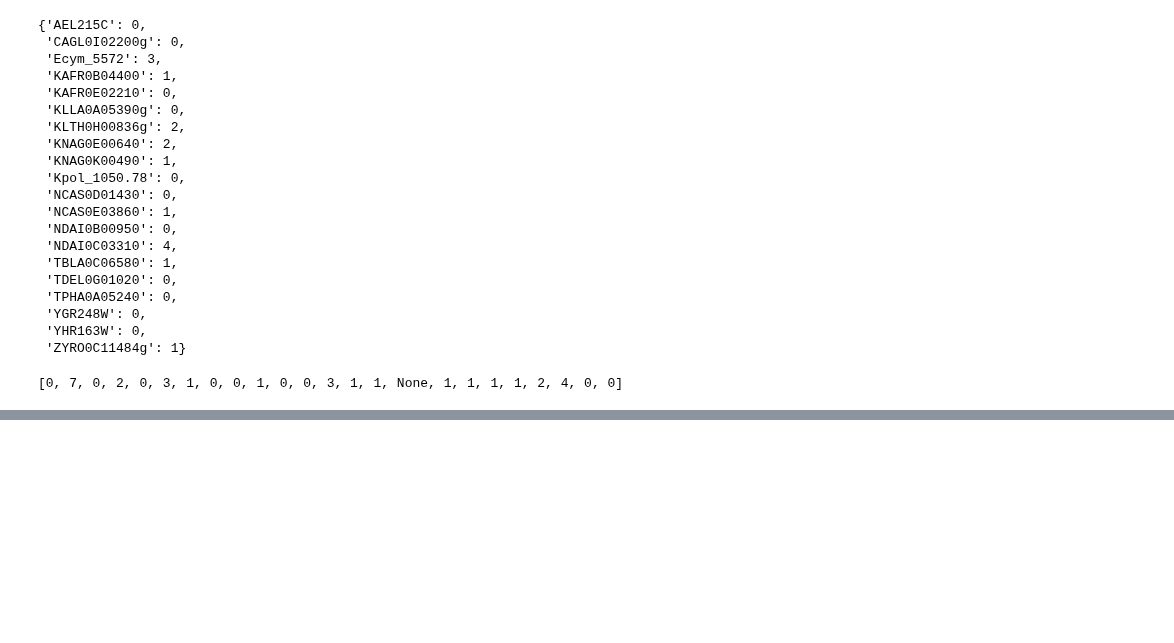
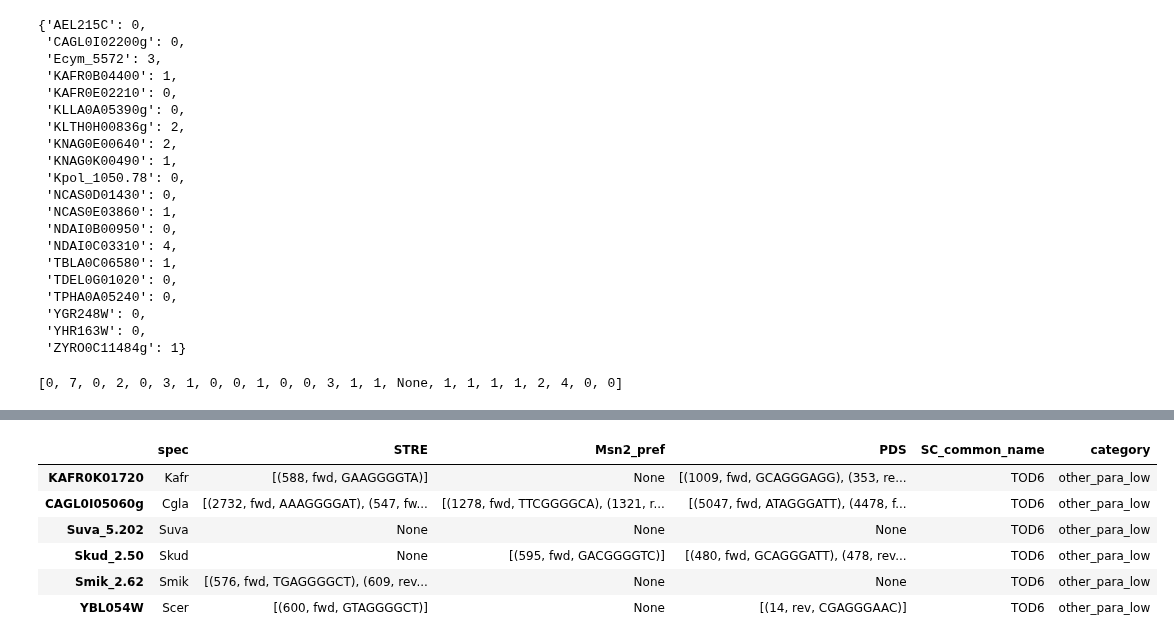
Before and after one commit to heineike02/yeast_esr_expression_analysis, a Jupyter notebook: scripts/20180201_promoter_motif_phylogeny.ipynb, the cells around one changed output, grey strips where cells are left out. Saved outputs shown, nothing was run; the diff lists cells and outputs as text; code cells hidden in the pictures; blank space fills up the shorter version.

```diff
--- a/scripts/20180201_promoter_motif_phylogeny.ipynb
+++ b/scripts/20180201_promoter_motif_phylogeny.ipynb
@@ -512,0 +664,17 @@ binding_site_table.to_csv(os.path.normpath(data_processing_dir + 'promoter_phylo
+# %%
+
+full_output = pd.DataFrame()
+category_dict = dict(zip(gois_gr1_m24['SC_common_name'],gois_gr1_m24['category']))
+kl_sc_PKA_data_solis = pd.read_csv(data_processing_dir + os.path.normpath('20170817_klscpka/kl_sc_PKA_data_solis.csv'))
+kl_genename_dict = dict(zip(kl_sc_PKA_data_solis['SC_common_name'],kl_sc_PKA_data_solis['kl_genename']))
+
+for gene_name in gois_gr1_m24['SC_common_name']:
+
+    new_output = output_dict[gene_name]
+    new_output['SC_common_name'] = gene_name
+    new_output['category'] = category_dict[gene_name]
+    new_output['kl_genename'] = kl_genename_dict[gene_name]
+
+    full_output = pd.concat([full_output, new_output])
+
+full_output.to_csv(data_processing_dir + 'promoter_phylogenies/gis1_rph1_STRE_PDS_hits.csv')
@@ -512,0 +704,12 @@ binding_site_table.to_csv(os.path.normpath(data_processing_dir + 'promoter_phylo
+# %%
+new_output
+full_output = pd.DataFrame()
+pd.concat([full_output, new_output])
+# %% [output]
+|  | spec | STRE | Msn2_pref | PDS | SC_common_name | category |
+| KAFR0K01720 | Kafr | [(588, fwd, GAAGGGGTA)] | None | [(1009, fwd, GCAGGGAGG), (353, re... | TOD6 | other_para_low |
+| CAGL0I05060g | Cgla | [(2732, fwd, AAAGGGGAT), (547, fw... | [(1278, fwd, TTCGGGGCA), (1321, r... | [(5047, fwd, ATAGGGATT), (4478, f... | TOD6 | other_para_low |
+| Suva_5.202 | Suva | None | None | None | TOD6 | other_para_low |
+| Skud_2.50 | Skud | None | [(595, fwd, GACGGGGTC)] | [(480, fwd, GCAGGGATT), (478, rev... | TOD6 | other_para_low |
+| Smik_2.62 | Smik | [(576, fwd, TGAGGGGCT), (609, rev... | None | None | TOD6 | other_para_low |
+| YBL054W | Scer | [(600, fwd, GTAGGGGCT)] | None | [(14, rev, CGAGGGAAC)] | TOD6 | other_para_low |
```
Also changed, not shown: parts of 31 cells of this notebook, 8 other files.
